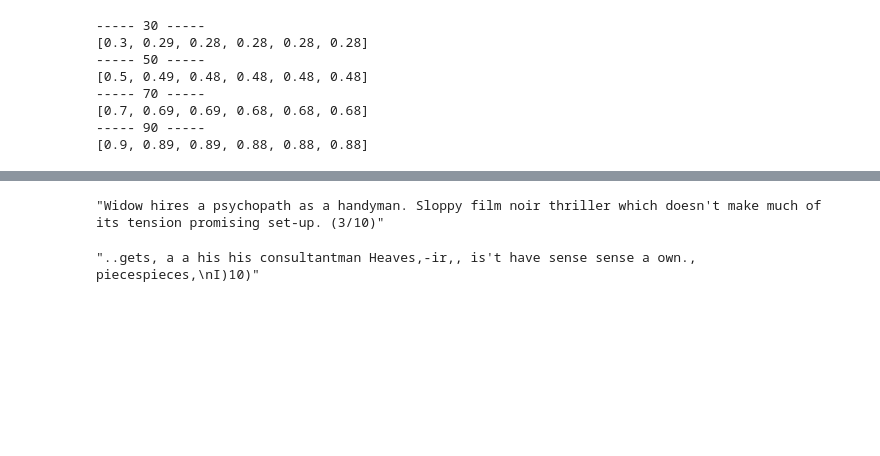
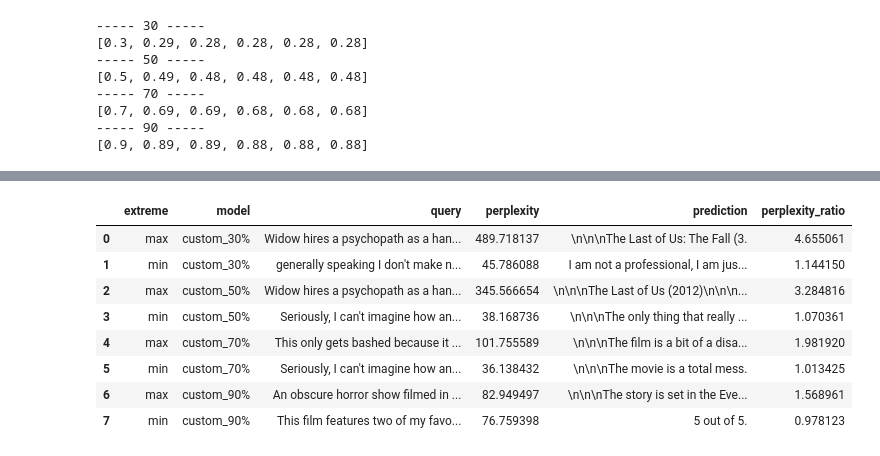
Before and after one commit to sosamandara/token_reduction_nlp, a Jupyter notebook: src/perplexity_imdb/Perplexity_per_query_imdb.ipynb, the cells around one changed output, grey strips where cells are left out. Saved outputs shown, nothing was run; the diff lists cells and outputs as text; code cells hidden in the pictures; blank space fills up the shorter version.

Commit message:
update for retrieve the example that perform "better" ans "worst" in terms of ppl

```diff
--- a/src/perplexity_imdb/Perplexity_per_query_imdb.ipynb
+++ b/src/perplexity_imdb/Perplexity_per_query_imdb.ipynb
@@ -295,24 +273,36 @@ df_ratios.to_csv("perplexity_results_imdb_first_100_with_ratio.csv", index=False
+# %%
+############
+df_ratios = pd.read_csv("perplexity_results_imdb_first_100_with_ratio.csv")
 # %%
-# Ensure the DataFrame uses its default integer index
+
 df_ratios.reset_index(drop=True, inplace=True)
 
-# Function to find the row with the highest and lowest ratio for a given model
-def find_extremes(df, model_name):
+# Function to find the top-N and bottom-N rows based on perplexity ratio for a given model
+def find_extremes(df, model_name, n=2):
     df_model = df[df['model'] == model_name]
-    max_row = df_model.loc[df_model['perplexity_ratio'].idxmax()]
-    min_row = df_model.loc[df_model['perplexity_ratio'].idxmin()]
-    return max_row, min_row
+    top_n_rows = df_model.nlargest(n, 'perplexity_ratio')
+    bottom_n_rows = df_model.nsmallest(n, 'perplexity_ratio')
+    return top_n_rows, bottom_n_rows
 
 # Initialize a list to store the results
 extreme_rows = []
+
+# Number of examples to retrieve for each model
+n_examples = 1
 
 # Iterate through each custom model to find the extremes
 mask_number = ["30", "50", "70", "90"]
 for mask in mask_number:
     custom_model_name = f'custom_{mask}%'
-    max_row, min_row = find_extremes(df_ratios, custom_model_name)
-    extreme_rows.append(('max', custom_model_name, max_row))
-    extreme_rows.append(('min', custom_model_name, min_row))
+    top_rows, bottom_rows = find_extremes(df_ratios, custom_model_name, n=n_examples)
+    for _, row in top_rows.iterrows():
+        if pd.isna(row['prediction']):
+            continue
+        extreme_rows.append(('max', custom_model_name, row))
+    for _, row in bottom_rows.iterrows():
+        if pd.isna(row['prediction']):
+            continue
+        extreme_rows.append(('min', custom_model_name, row))
 
 # Create a DataFrame to display the extreme rows
 df_extremes = pd.DataFrame([{
@@ -320,18 +310,17 @@ df_extremes = pd.DataFrame([{
     'model': model,
     'query': row['query'],
     'perplexity': row['perplexity'],
-    'prediction': row['prediction'],
+    'prediction': row['prediction'].split('.')[0] + '.' if '.' in row['prediction'] else row['prediction'],
     'perplexity_ratio': row['perplexity_ratio']
 } for extreme, model, row in extreme_rows])
 
-print(df_extremes)
+# Check for NaN values in the prediction column and handle them
+df_extremes = df_extremes.dropna(subset=['prediction'])
+
 
 # Optionally save to CSV
 output_extremes_path = 'perplexity_extremes_imdb.csv'
 df_extremes.to_csv(output_extremes_path, index=False)
 
 print(f"Saved extremes results to {output_extremes_path}")
-
-# Display the results
-df_extremes.head(20)
 # %% [output]
@@ -359,8 +328,15 @@ Saved extremes results to perplexity_extremes_imdb.csv
-# %%
-df_extremes.iloc[0].query
-# %% [output]
-"Widow hires a psychopath as a handyman. Sloppy film noir thriller which doesn't make much of its tension promising set-up. (3/10)"
-# %%
-df_extremes.iloc[2].prediction
-# %% [output]
-"..gets, a a his his consultantman Heaves,-ir,, is't have sense sense a own., piecespieces,\nI)10)"
+# %%
+pd.set_option('display.max_columns', None)  # Show all columns
+pd.set_option('display.max_colwidth', None)  # Show full content in each cell
+pd.set_option('display.width', 100)  # Set display width
+df_extremes
+# %% [output]
+|  | extreme | model | query | perplexity | prediction | perplexity_ratio |
+| 0 | max | custom_30% | Widow hires a psychopath as a han... | 489.718137 | \n\n\nThe Last of Us: The Fall (3. | 4.655061 |
+| 1 | min | custom_30% | generally speaking I don't make n... | 45.786088 | I am not a professional, I am jus... | 1.144150 |
+| 2 | max | custom_50% | Widow hires a psychopath as a han... | 345.566654 | \n\n\nThe Last of Us (2012)\n\n\n... | 3.284816 |
+| 3 | min | custom_50% | Seriously, I can't imagine how an... | 38.168736 | \n\n\nThe only thing that really ... | 1.070361 |
+| 4 | max | custom_70% | This only gets bashed because it ... | 101.755589 | \n\n\nThe film is a bit of a disa... | 1.981920 |
+| 5 | min | custom_70% | Seriously, I can't imagine how an... | 36.138432 | \n\n\nThe movie is a total mess. | 1.013425 |
+| 6 | max | custom_90% | An obscure horror show filmed in ... | 82.949497 | \n\n\nThe story is set in the Eve... | 1.568961 |
+| 7 | min | custom_90% | This film features two of my favo... | 76.759398 | 5 out of 5. | 0.978123 |
```
Also changed, not shown: parts of 18 cells of this notebook, 3 other files.
